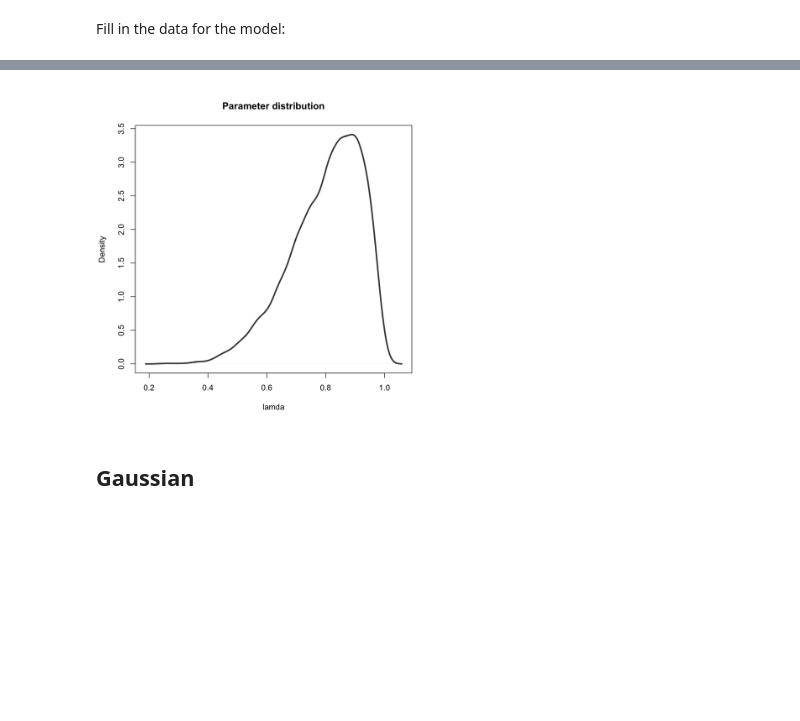
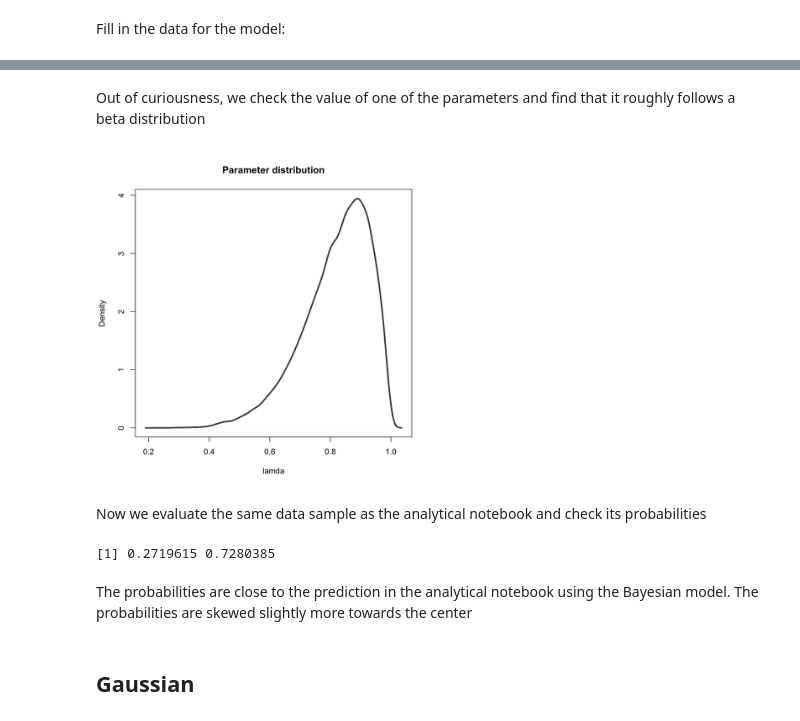
Before and after one commit to carpelli/project-bayesian, a Jupyter notebook: r.ipynb, the cells around one changed output, grey strips where cells are left out. Saved outputs shown, nothing was run; the diff lists cells and outputs as text; code cells hidden in the pictures; blank space fills up the shorter version.

```diff
--- a/r.ipynb
+++ b/r.ipynb
@@ -67,9 +61,13 @@ outer_level: 0.95 (95% intervals)
+# %% [markdown]
+Out of curiousness, we check the value of one of the parameters and find that it roughly follows a beta distribution
 # %%
-phi <- unlist(extract(fit, 'phi[1,2]'), use.names = FALSE)
+phi <- unlist(extract(fit, 'phi[2,1]'), use.names = FALSE)
 options(repr.plot.width=14,repr.plot.height=7)
 old.par<- par(mfrow=c(1,2))
 plot(density(phi),
      xlab=expression(lamda), col=grey(0, 0.8),lwd=3,
      main="Parameter distribution")
 # %% [output]
-[figure, old version]
+[figure, new version]
+# %% [markdown]
+Now we evaluate the same data sample as the analytical notebook and check its probabilities
@@ -76,2 +84,16 @@ plot(density(phi),
+# %%
+# we take the same data sample as the Python notebook
+x <- c(1,0,1,1,0)
+
+# calculate the numerator in the final probabilities
+proba <- (apply(phis, 2, function(p) p*x + (1-p)*(1-x)) * thetas) |>
+  apply(2, prod)
+
+# and divide by total sum
+proba/sum(proba)
+# %% [output]
+[1] 0.2719615 0.7280385
+# %% [markdown]
+The probabilities are close to the prediction in the analytical notebook using the Bayesian model. The probabilities are skewed slightly more towards the center
 # %% [markdown]
 ## Gaussian
```
Also changed, not shown: parts of 31 cells of this notebook, 2 other files.
